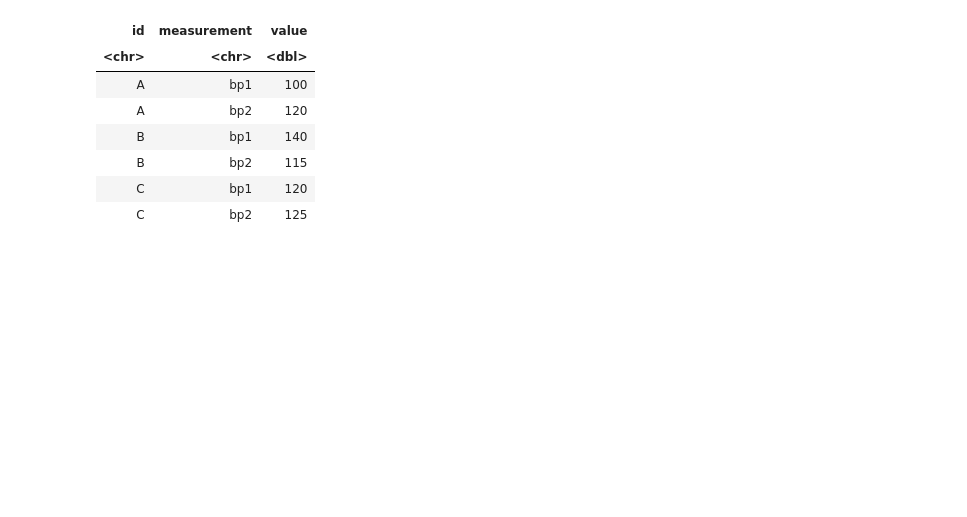
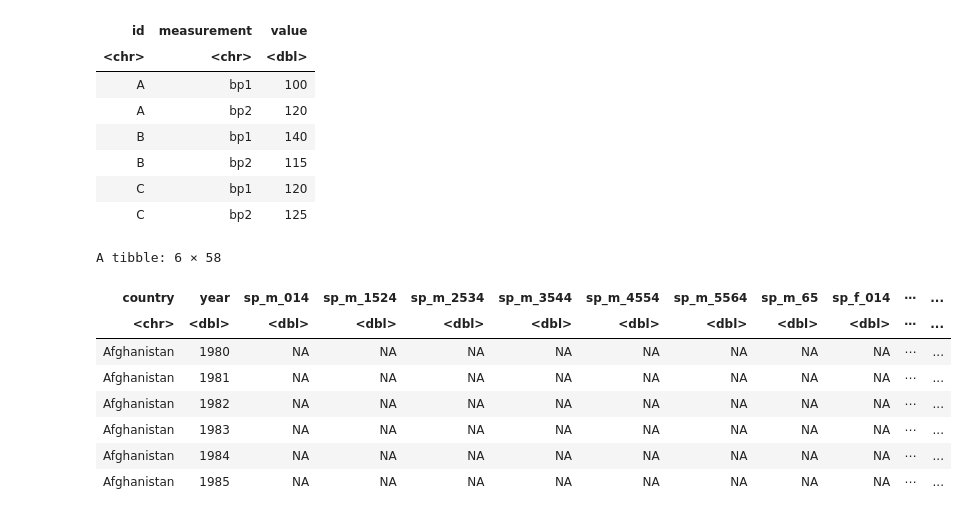
Before and after one commit to SamGombs20/learningR, a Jupyter notebook: code/R_for_data_science.ipynb, the cells around one changed output. Cells and saved outputs as stored; diff of their text form; code cells hidden in the pictures; blank space fills up the shorter version.

```diff
--- a/code/R_for_data_science.ipynb
+++ b/code/R_for_data_science.ipynb
@@ -429,3 +429,15 @@ A tibble: 6 × 3
 | B | bp2 | 115 |
 | C | bp1 | 120 |
 | C | bp2 | 125 |
+# %%
+head(who2)
+# %% [output]
+A tibble: 6 × 58
+| country | year | sp_m_014 | sp_m_1524 | sp_m_2534 | sp_m_3544 | sp_m_4554 | sp_m_5564 | sp_m_65 | sp_f_014 | ⋯ | ... |
+| <chr> | <dbl> | <dbl> | <dbl> | <dbl> | <dbl> | <dbl> | <dbl> | <dbl> | <dbl> | ⋯ | ... |
+| Afghanistan | 1980 | NA | NA | NA | NA | NA | NA | NA | NA | ⋯ | ... |
+| Afghanistan | 1981 | NA | NA | NA | NA | NA | NA | NA | NA | ⋯ | ... |
+| Afghanistan | 1982 | NA | NA | NA | NA | NA | NA | NA | NA | ⋯ | ... |
+| Afghanistan | 1983 | NA | NA | NA | NA | NA | NA | NA | NA | ⋯ | ... |
+| Afghanistan | 1984 | NA | NA | NA | NA | NA | NA | NA | NA | ⋯ | ... |
+| Afghanistan | 1985 | NA | NA | NA | NA | NA | NA | NA | NA | ⋯ | ... |
```
Also changed, not shown: parts of 10 cells of this notebook.
